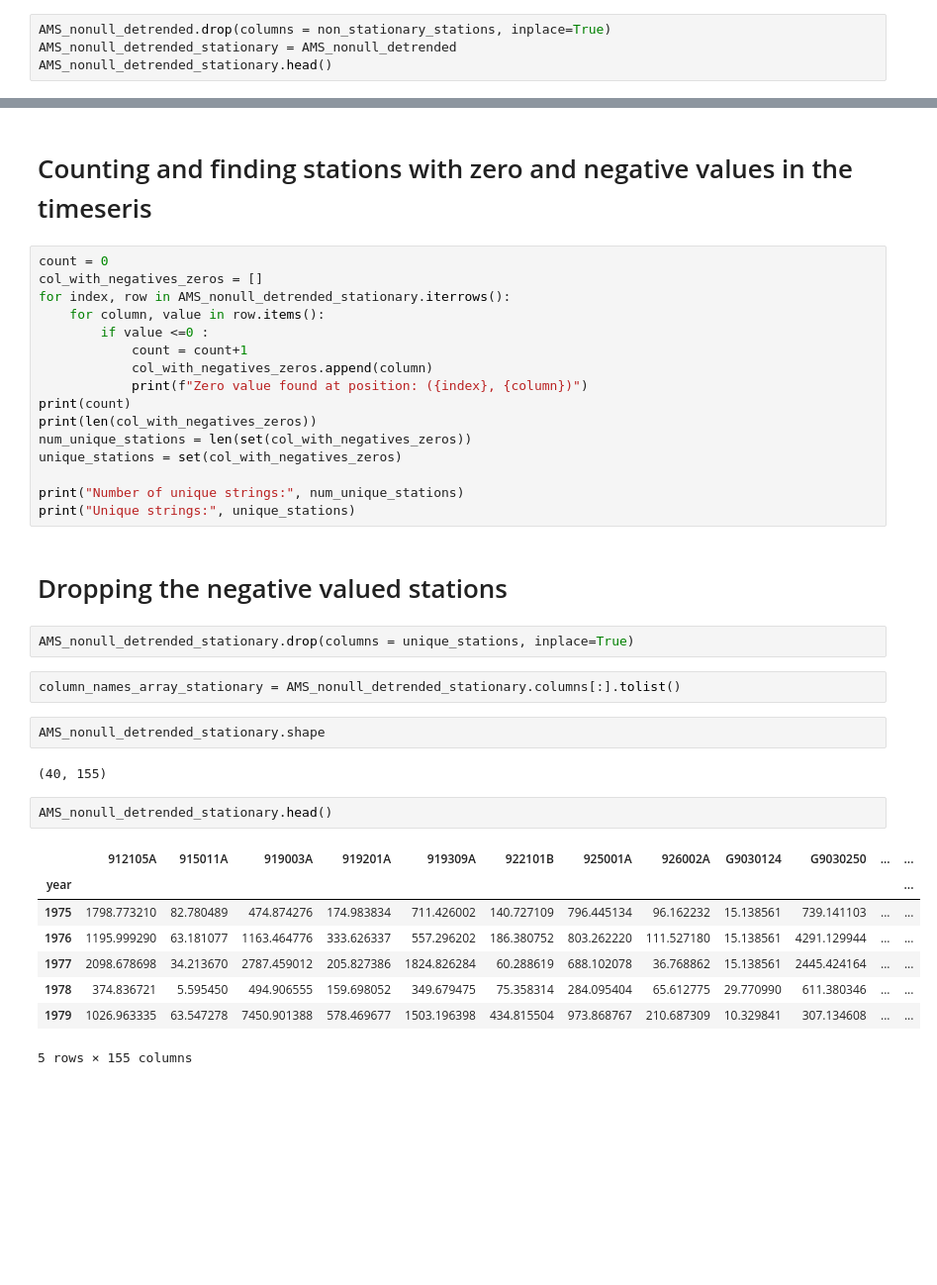
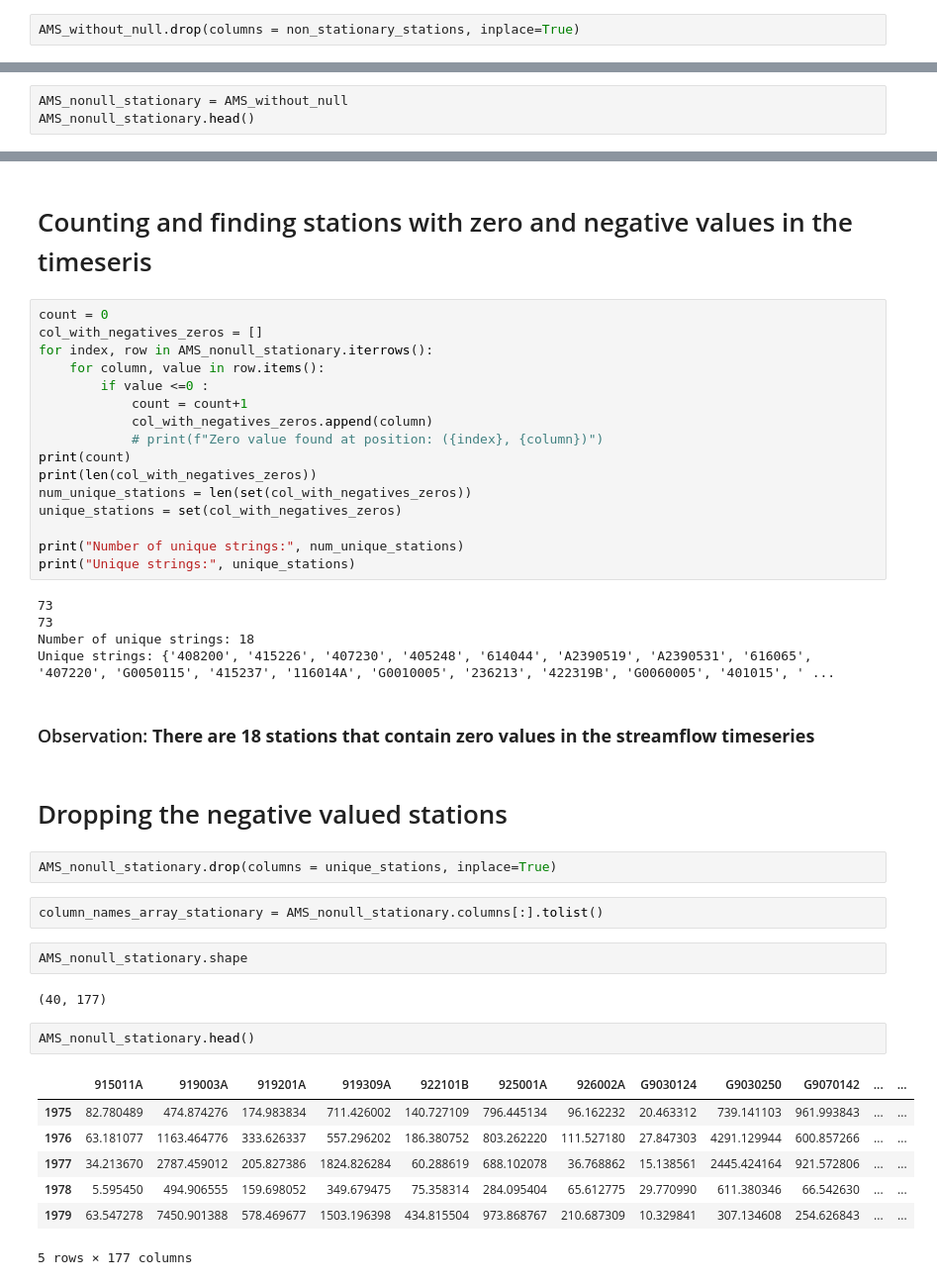
Before and after one commit to Sankalp-2820/Regional-Flood-Frequency-Analysis, a Jupyter notebook: CE6670_Project_Part_1.ipynb, the cells around one changed output, grey strips where cells are left out. Shown: that part at 99% size. Cells and saved outputs as stored; diff of their text form; blank space fills up the shorter version.

```diff
--- a/CE6670_Project_Part_1.ipynb
+++ b/CE6670_Project_Part_1.ipynb
@@ -315,6 +325,4 @@ plt.show()
 # %% [markdown]
 # Dropping off all the non-stationary stations
 # %%
-AMS_nonull_detrended.drop(columns = non_stationary_stations, inplace=True)
-AMS_nonull_detrended_stationary = AMS_nonull_detrended
-AMS_nonull_detrended_stationary.head()
+AMS_without_null.drop(columns = non_stationary_stations, inplace=True)
@@ -329,0 +329,3 @@ AMS_nonull_detrended_stationary.head()
+# %%
+AMS_nonull_stationary = AMS_without_null
+AMS_nonull_stationary.head()
@@ -338,12 +389,12 @@ AMS_nonull_detrended_stationary.shape
 # %%
 count = 0
 col_with_negatives_zeros = []
-for index, row in AMS_nonull_detrended_stationary.iterrows():
+for index, row in AMS_nonull_stationary.iterrows():
     for column, value in row.items():
         if value <=0 :
             count = count+1
             col_with_negatives_zeros.append(column)
-            print(f"Zero value found at position: ({index}, {column})")
+            # print(f"Zero value found at position: ({index}, {column})")
 print(count)
 print(len(col_with_negatives_zeros))
 num_unique_stations = len(set(col_with_negatives_zeros))
@@ -351,24 +402,30 @@ unique_stations = set(col_with_negatives_zeros)
 
 print("Number of unique strings:", num_unique_stations)
 print("Unique strings:", unique_stations)
+# %% [output]
+73
+73
+Number of unique strings: 18
+Unique strings: {'408200', '415226', '407230', '405248', '614044', 'A2390519', 'A2390531', '616065', '407220', 'G0050115', '415237', '116014A', 'G0010005', '236213', '422319B', 'G0060005', '401015', ' ...
+# %% [markdown]
+### Observation: **There are 18 stations that contain zero values in the streamflow timeseries**
 # %% [markdown]
 # Dropping the negative valued stations
 # %%
-AMS_nonull_detrended_stationary.drop(columns = unique_stations, inplace=True)
+AMS_nonull_stationary.drop(columns = unique_stations, inplace=True)
 # %%
-column_names_array_stationary = AMS_nonull_detrended_stationary.columns[:].tolist()
+column_names_array_stationary = AMS_nonull_stationary.columns[:].tolist()
 # %%
-AMS_nonull_detrended_stationary.shape
+AMS_nonull_stationary.shape
 # %% [output]
-(40, 155)
+(40, 177)
 # %%
-AMS_nonull_detrended_stationary.head()
+AMS_nonull_stationary.head()
 # %% [output]
-|  | 912105A | 915011A | 919003A | 919201A | 919309A | 922101B | 925001A | 926002A | G9030124 | G9030250 | ... | ... |
-| year |  |  |  |  |  |  |  |  |  |  |  | ... |
-| 1975 | 1798.773210 | 82.780489 | 474.874276 | 174.983834 | 711.426002 | 140.727109 | 796.445134 | 96.162232 | 15.138561 | 739.141103 | ... | ... |
-| 1976 | 1195.999290 | 63.181077 | 1163.464776 | 333.626337 | 557.296202 | 186.380752 | 803.262220 | 111.527180 | 15.138561 | 4291.129944 | ... | ... |
-| 1977 | 2098.678698 | 34.213670 | 2787.459012 | 205.827386 | 1824.826284 | 60.288619 | 688.102078 | 36.768862 | 15.138561 | 2445.424164 | ... | ... |
-| 1978 | 374.836721 | 5.595450 | 494.906555 | 159.698052 | 349.679475 | 75.358314 | 284.095404 | 65.612775 | 29.770990 | 611.380346 | ... | ... |
-| 1979 | 1026.963335 | 63.547278 | 7450.901388 | 578.469677 | 1503.196398 | 434.815504 | 973.868767 | 210.687309 | 10.329841 | 307.134608 | ... | ... |
+|  | 915011A | 919003A | 919201A | 919309A | 922101B | 925001A | 926002A | G9030124 | G9030250 | G9070142 | ... | ... |
+| 1975 | 82.780489 | 474.874276 | 174.983834 | 711.426002 | 140.727109 | 796.445134 | 96.162232 | 20.463312 | 739.141103 | 961.993843 | ... | ... |
+| 1976 | 63.181077 | 1163.464776 | 333.626337 | 557.296202 | 186.380752 | 803.262220 | 111.527180 | 27.847303 | 4291.129944 | 600.857266 | ... | ... |
+| 1977 | 34.213670 | 2787.459012 | 205.827386 | 1824.826284 | 60.288619 | 688.102078 | 36.768862 | 15.138561 | 2445.424164 | 921.572806 | ... | ... |
+| 1978 | 5.595450 | 494.906555 | 159.698052 | 349.679475 | 75.358314 | 284.095404 | 65.612775 | 29.770990 | 611.380346 | 66.542630 | ... | ... |
+| 1979 | 63.547278 | 7450.901388 | 578.469677 | 1503.196398 | 434.815504 | 973.868767 | 210.687309 | 10.329841 | 307.134608 | 254.626843 | ... | ... |
-5 rows × 155 columns
+5 rows × 177 columns
```
Also changed, not shown: parts of 88 cells of this notebook, 4 other files.
